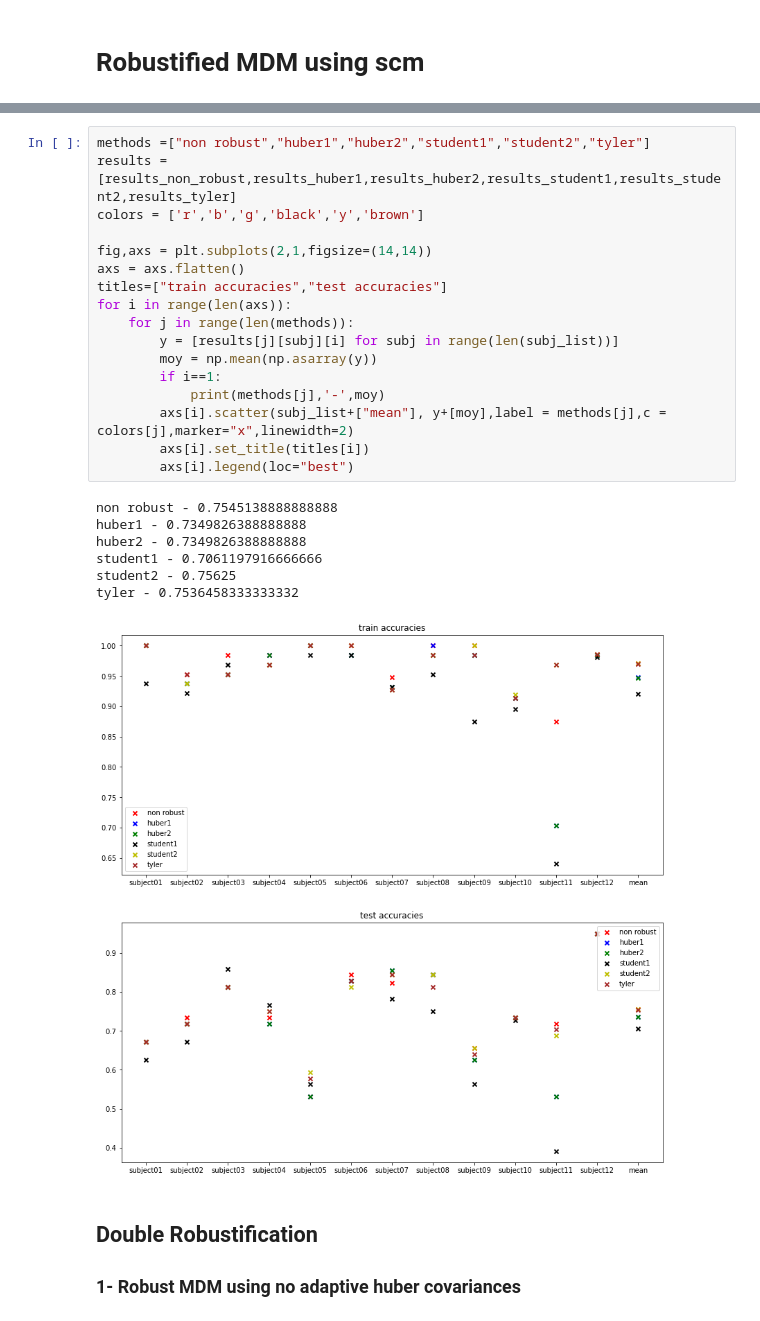
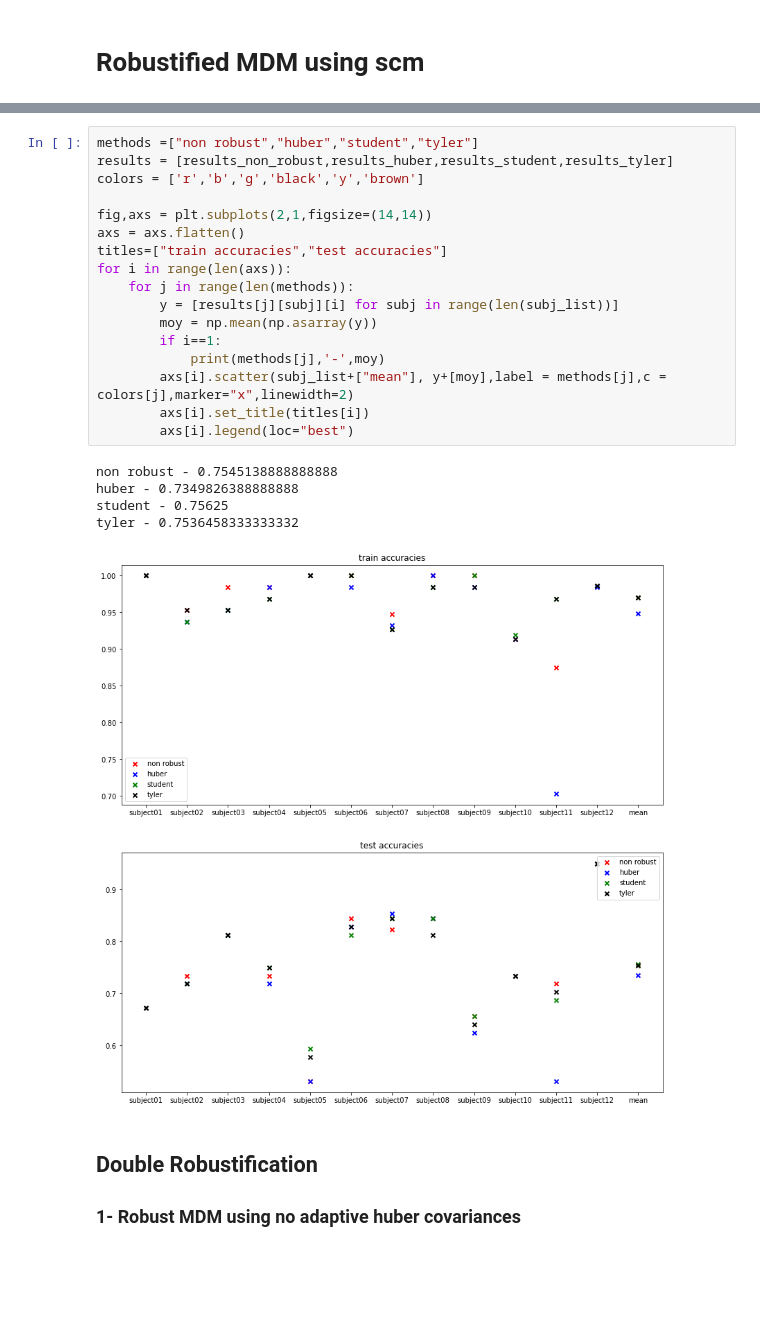
Before and after one commit to IA3005/EEG-Robust-Classification, a Jupyter notebook: robust MDM.ipynb, the cells around one changed output, grey strips where cells are left out. Saved outputs shown, nothing was run; the diff lists cells and outputs as text; blank space fills up the shorter version.

```diff
--- a/robust MDM.ipynb
+++ b/robust MDM.ipynb
@@ -135,28 +128,26 @@ Test  :
 # %%
-methods =["non robust","huber1","huber2","student1","student2","tyler"]
-results = [results_non_robust,results_huber1,results_huber2,results_student1,results_student2,results_tyler]
+methods =["non robust","huber","student","tyler"]
+results = [results_non_robust,results_huber,results_student,results_tyler]
 colors = ['r','b','g','black','y','brown']
 
 fig,axs = plt.subplots(2,1,figsize=(14,14))
 axs = axs.flatten()
 titles=["train accuracies","test accuracies"]
 for i in range(len(axs)):
     for j in range(len(methods)):
         y = [results[j][subj][i] for subj in range(len(subj_list))]
         moy = np.mean(np.asarray(y))
         if i==1:
             print(methods[j],'-',moy)
         axs[i].scatter(subj_list+["mean"], y+[moy],label = methods[j],c = colors[j],marker="x",linewidth=2)
         axs[i].set_title(titles[i])
         axs[i].legend(loc="best")
 # %% [output]
 non robust - 0.7545138888888888
-huber1 - 0.7349826388888888
-huber2 - 0.7349826388888888
-student1 - 0.7061197916666666
-student2 - 0.75625
+huber - 0.7349826388888888
+student - 0.75625
 tyler - 0.7536458333333332
-[figure, old version]
+[figure, new version]
 # %% [markdown]
 ## Double Robustification
 ### 1- Robust MDM using  no adaptive huber covariances
```
Also changed, not shown: parts of 1 cell of this notebook, 7 other files.
